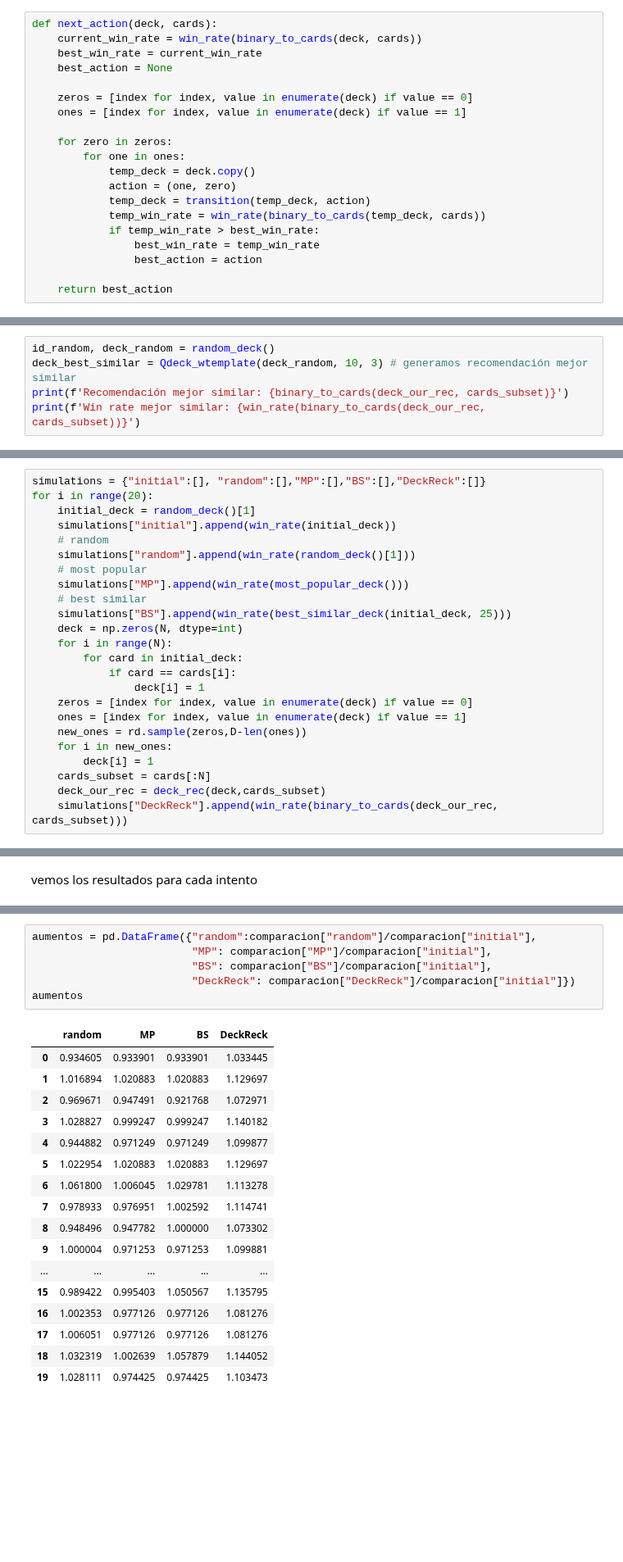
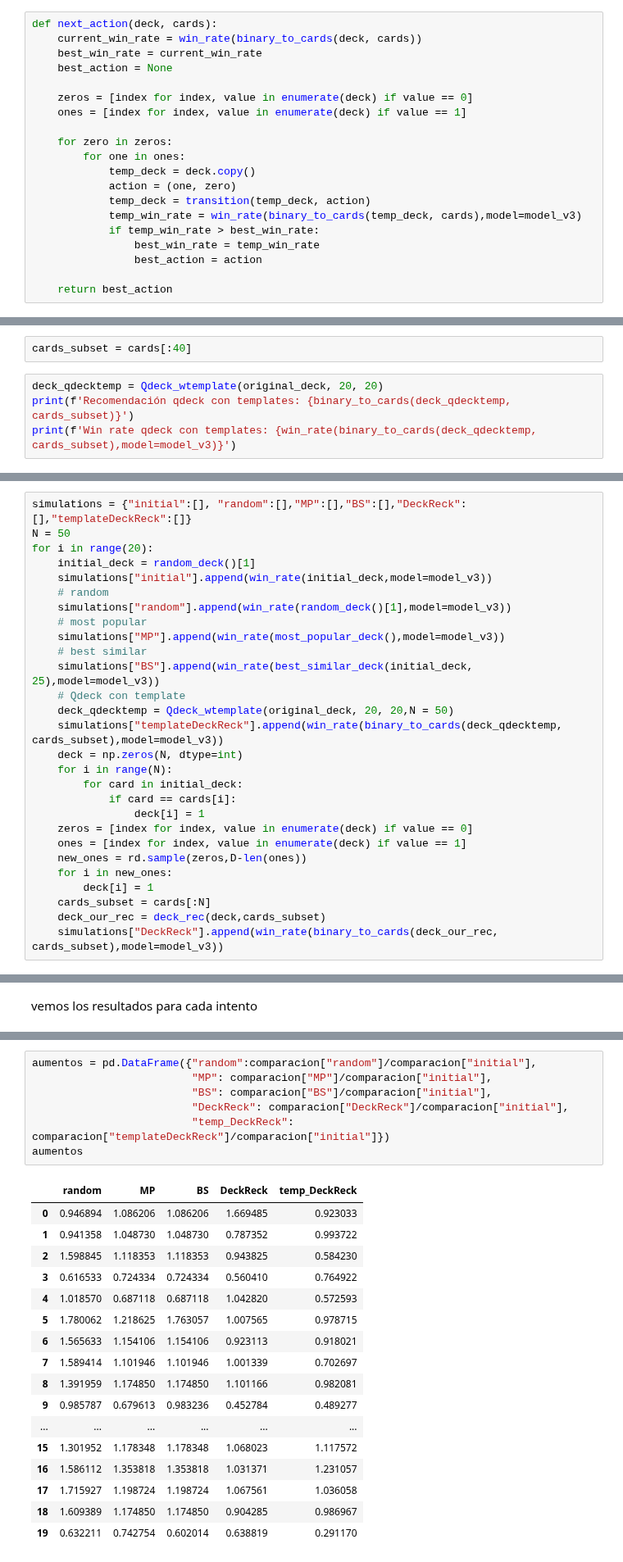
Before and after one commit to gustavo-cornejo/RecSist-Proyecto, a Jupyter notebook: DeckRec.ipynb, the cells around one changed output, grey strips where cells are left out. Shown at 82% size. Drawn from its saved outputs; the diff is of its cells as text; blank space fills up the shorter version.

```diff
--- a/DeckRec.ipynb
+++ b/DeckRec.ipynb
@@ -195,7 +204,7 @@ def next_action(deck, cards):
             temp_deck = deck.copy()
             action = (one, zero)
             temp_deck = transition(temp_deck, action)
-            temp_win_rate = win_rate(binary_to_cards(temp_deck, cards))
+            temp_win_rate = win_rate(binary_to_cards(temp_deck, cards),model=model_v3)
             if temp_win_rate > best_win_rate:
                 best_win_rate = temp_win_rate
                 best_action = action
@@ -387,7 +378,8 @@ def Qdeck_wtemplate(my_deck, delta, gamma,N=40):
     return deck
+# %%
+cards_subset = cards[:40]
 # %%
-id_random, deck_random = random_deck()
-deck_best_similar = Qdeck_wtemplate(deck_random, 10, 3) # generamos recomendación mejor similar
-print(f'Recomendación mejor similar: {binary_to_cards(deck_our_rec, cards_subset)}')
-print(f'Win rate mejor similar: {win_rate(binary_to_cards(deck_our_rec, cards_subset))}')
+deck_qdecktemp = Qdeck_wtemplate(original_deck, 20, 20)
+print(f'Recomendación qdeck con templates: {binary_to_cards(deck_qdecktemp, cards_subset)}')
+print(f'Win rate qdeck con templates: {win_rate(binary_to_cards(deck_qdecktemp, cards_subset),model=model_v3)}')
 # %% [output]
@@ -399,16 +392,20 @@ Observamos que de los sistemas recomendadores anteriores el que entrega el mazo
 ### Distintos mazos
 Ahora, vamos a implementar lo anterior para múltiples mazos aleatorios y volver a comparar. En particular hacemos una prueba para 20 mazos iniciales, con el fin de comparar la mejora relacionada al mazo final obtenido con cada método.
 # %%
-simulations = {"initial":[], "random":[],"MP":[],"BS":[],"DeckReck":[]}
+simulations = {"initial":[], "random":[],"MP":[],"BS":[],"DeckReck":[],"templateDeckReck":[]}
+N = 50
 for i in range(20):
     initial_deck = random_deck()[1]
-    simulations["initial"].append(win_rate(initial_deck))
+    simulations["initial"].append(win_rate(initial_deck,model=model_v3))
     # random
-    simulations["random"].append(win_rate(random_deck()[1]))
+    simulations["random"].append(win_rate(random_deck()[1],model=model_v3))
     # most popular
-    simulations["MP"].append(win_rate(most_popular_deck()))
+    simulations["MP"].append(win_rate(most_popular_deck(),model=model_v3))
     # best similar
-    simulations["BS"].append(win_rate(best_similar_deck(initial_deck, 25)))
+    simulations["BS"].append(win_rate(best_similar_deck(initial_deck, 25),model=model_v3))
+    # Qdeck con template
+    deck_qdecktemp = Qdeck_wtemplate(original_deck, 20, 20,N = 50)
+    simulations["templateDeckReck"].append(win_rate(binary_to_cards(deck_qdecktemp, cards_subset),model=model_v3))
     deck = np.zeros(N, dtype=int)
     for i in range(N):
         for card in initial_deck:
@@ -421,4 +418,4 @@ for i in range(20):
         deck[i] = 1
     cards_subset = cards[:N]
     deck_our_rec = deck_rec(deck,cards_subset)
-    simulations["DeckReck"].append(win_rate(binary_to_cards(deck_our_rec, cards_subset)))
+    simulations["DeckReck"].append(win_rate(binary_to_cards(deck_our_rec, cards_subset),model=model_v3))
@@ -460,27 +475,28 @@ comparacion#.describe()
 # %%
 aumentos = pd.DataFrame({"random":comparacion["random"]/comparacion["initial"],
                          "MP": comparacion["MP"]/comparacion["initial"],
                          "BS": comparacion["BS"]/comparacion["initial"],
-                         "DeckReck": comparacion["DeckReck"]/comparacion["initial"]})
+                         "DeckReck": comparacion["DeckReck"]/comparacion["initial"],
+                         "temp_DeckReck": comparacion["templateDeckReck"]/comparacion["initial"]})
 aumentos
 # %% [output]
-|  | random | MP | BS | DeckReck |
-| 0 | 0.934605 | 0.933901 | 0.933901 | 1.033445 |
-| 1 | 1.016894 | 1.020883 | 1.020883 | 1.129697 |
-| 2 | 0.969671 | 0.947491 | 0.921768 | 1.072971 |
-| 3 | 1.028827 | 0.999247 | 0.999247 | 1.140182 |
-| 4 | 0.944882 | 0.971249 | 0.971249 | 1.099877 |
-| 5 | 1.022954 | 1.020883 | 1.020883 | 1.129697 |
-| 6 | 1.061800 | 1.006045 | 1.029781 | 1.113278 |
-| 7 | 0.978933 | 0.976951 | 1.002592 | 1.114741 |
-| 8 | 0.948496 | 0.947782 | 1.000000 | 1.073302 |
-| 9 | 1.000004 | 0.971253 | 0.971253 | 1.099881 |
-| ... | ... | ... | ... | ... |
-| 15 | 0.989422 | 0.995403 | 1.050567 | 1.135795 |
-| 16 | 1.002353 | 0.977126 | 0.977126 | 1.081276 |
-| 17 | 1.006051 | 0.977126 | 0.977126 | 1.081276 |
-| 18 | 1.032319 | 1.002639 | 1.057879 | 1.144052 |
-| 19 | 1.028111 | 0.974425 | 0.974425 | 1.103473 |
+|  | random | MP | BS | DeckReck | temp_DeckReck |
+| 0 | 0.946894 | 1.086206 | 1.086206 | 1.669485 | 0.923033 |
+| 1 | 0.941358 | 1.048730 | 1.048730 | 0.787352 | 0.993722 |
+| 2 | 1.598845 | 1.118353 | 1.118353 | 0.943825 | 0.584230 |
+| 3 | 0.616533 | 0.724334 | 0.724334 | 0.560410 | 0.764922 |
+| 4 | 1.018570 | 0.687118 | 0.687118 | 1.042820 | 0.572593 |
+| 5 | 1.780062 | 1.218625 | 1.763057 | 1.007565 | 0.978715 |
+| 6 | 1.565633 | 1.154106 | 1.154106 | 0.923113 | 0.918021 |
+| 7 | 1.589414 | 1.101946 | 1.101946 | 1.001339 | 0.702697 |
+| 8 | 1.391959 | 1.174850 | 1.174850 | 1.101166 | 0.982081 |
+| 9 | 0.985787 | 0.679613 | 0.983236 | 0.452784 | 0.489277 |
+| ... | ... | ... | ... | ... | ... |
+| 15 | 1.301952 | 1.178348 | 1.178348 | 1.068023 | 1.117572 |
+| 16 | 1.586112 | 1.353818 | 1.353818 | 1.031371 | 1.231057 |
+| 17 | 1.715927 | 1.198724 | 1.198724 | 1.067561 | 1.036058 |
+| 18 | 1.609389 | 1.174850 | 1.174850 | 0.904285 | 0.986967 |
+| 19 | 0.632211 | 0.742754 | 0.602014 | 0.638819 | 0.291170 |
 # %% [markdown]
 el dataframe aumentos representa la mejora porcentual de cada método y sus estadísticas están dadas por el describe a continuación.
 # %%
```
Also changed, not shown: parts of 25 cells of this notebook, 9 other files.
